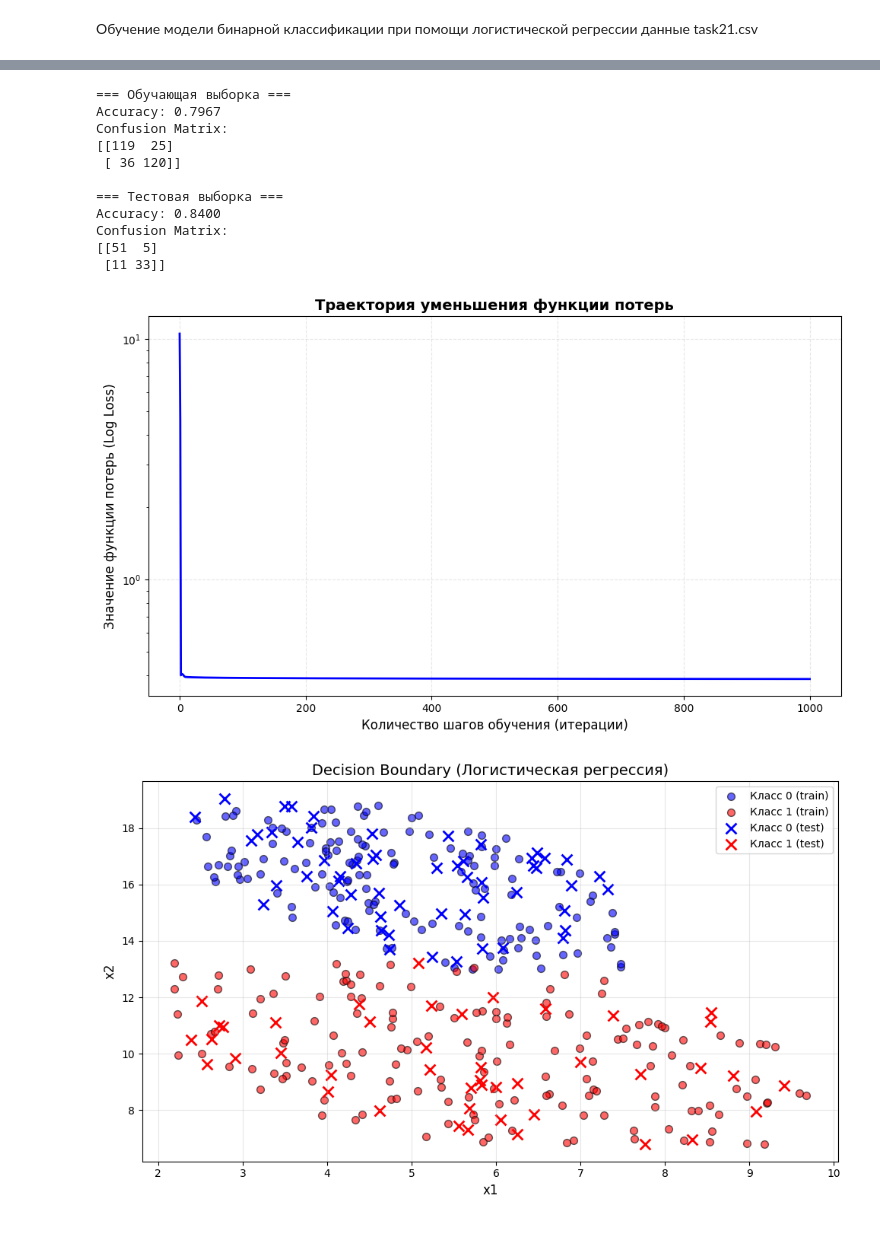
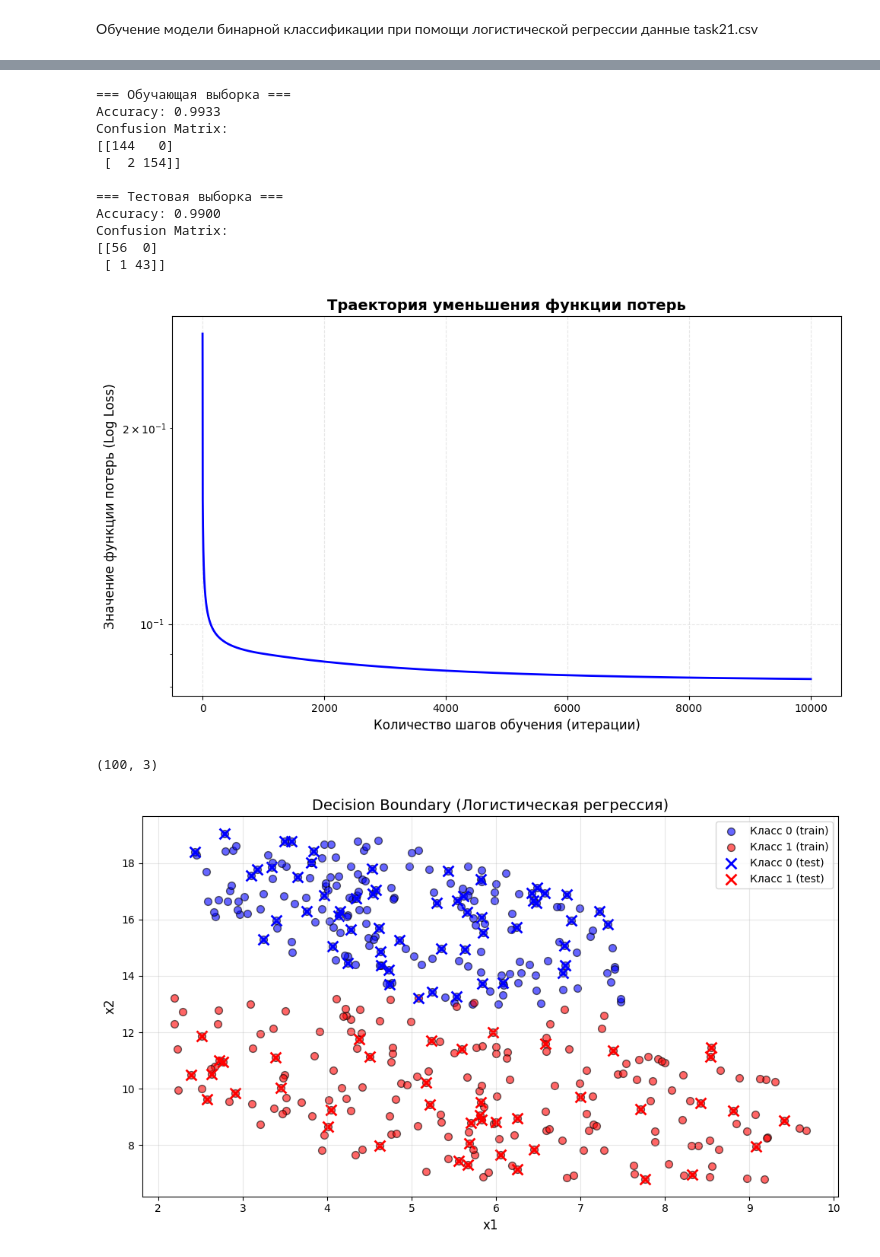
Before and after one commit to Darki21/Magistr_ml_sem2, a Jupyter notebook: pr4/pr4.Ipynb, the cells around one changed output, grey strips where cells are left out. Drawn from its saved outputs; the diff is of its cells as text; code cells hidden in the pictures.

```diff
--- a/pr4/pr4.Ipynb
+++ b/pr4/pr4.Ipynb
@@ -394,11 +417,11 @@ x
 # Первый столбец - единицы (для bias w0)
 X_train = np.column_stack([np.ones(len(X_train)), X_train])
 X_test = np.column_stack([np.ones(len(X_test)), X_test])
-lmb_min = 0.001
+lmb_min = 0.0001
 k = 10 # доп коэфициент для lambda
 n = 0 # номер шага обучения
-max_iterations = 1000
-w = np.array([1,1,1]) # порядок записи такой w0, w1, w2, ..., wi
+max_iterations = 10000
+w = np.array([-1,1,-1]) # порядок записи такой w0, w1, w2, ..., wi
 # %% [markdown]
 Обучение модели бинарной классификации при помощи логистической регрессии данные task11.csv
 # %%
@@ -495,8 +518,8 @@ X_train = np.column_stack([np.ones(len(X_train)), X_train])
 lmb_min = 0.001
 k = 10 # доп коэфициент для lambda
 n = 0 # номер шага обучения
-max_iterations = 1000
-w = np.array([1,1,1]) # порядок записи такой w0, w1, w2, ..., wi
+max_iterations = 10000
+w = np.array([20,-1,-1]) # порядок записи такой w0, w1, w2, ..., wi
 
 current_loss = loss_log(w, X_train, Y_train)
 history = {'w0': [w[0]], 'w1': [w[1]], 'w2': [w[2]], 'loss': [current_loss]}
@@ -542,39 +565,40 @@ print(f"Ошибка на тестовых данных: {loss_log(w, X_test, Y_
 # %%
 
 y_train_pred = predict(w, X_train)
 y_test_pred = predict(w, X_test)
 
 print("\n=== Обучающая выборка ===")
 print(f"Accuracy: {accuracy_score(Y_train, y_train_pred):.4f}")
 print(f"Confusion Matrix:\n{confusion_matrix(Y_train, y_train_pred)}")
 
 print("\n=== Тестовая выборка ===")
 print(f"Accuracy: {accuracy_score(Y_test, y_test_pred):.4f}")
 print(f"Confusion Matrix:\n{confusion_matrix(Y_test, y_test_pred)}")
 
 # Построение графика зависимости потерь от количества итераций
 plt.figure(figsize=(10, 6))
 plt.plot(range(len(history['loss'])), history['loss'], linewidth=2, color='blue')
 plt.xlabel('Количество шагов обучения (итерации)', fontsize=12)
 plt.ylabel('Значение функции потерь (Log Loss)', fontsize=12)
 plt.title('Траектория уменьшения функции потерь', fontsize=14, fontweight='bold')
 plt.grid(True, alpha=0.3, linestyle='--')
 plt.yscale('log')  # Логарифмическая шкала для лучшей визуализации убывания
 plt.tight_layout()
 plt.show()
-
-plot_bin_clasifer(x, X_test, Y_test , X_train, Y_train, w)
+print(X_test.shape)
+plot_bin_clasifer(x,y, X_test, Y_test , X_train, Y_train, y_test_pred, w)
 # %% [output]
 === Обучающая выборка ===
-Accuracy: 0.7967
+Accuracy: 0.9933
 Confusion Matrix:
-[[119  25]
- [ 36 120]]
+[[144   0]
+ [  2 154]]
 
 === Тестовая выборка ===
-Accuracy: 0.8400
+Accuracy: 0.9900
 Confusion Matrix:
-[[51  5]
- [11 33]]
+[[56  0]
+ [ 1 43]]
-[figure, old version]
+[figure, new version]
+(100, 3)
-[figure, old version]
+[figure, new version]
```
Also changed, not shown: parts of 6 cells of this notebook, 4 other files.
